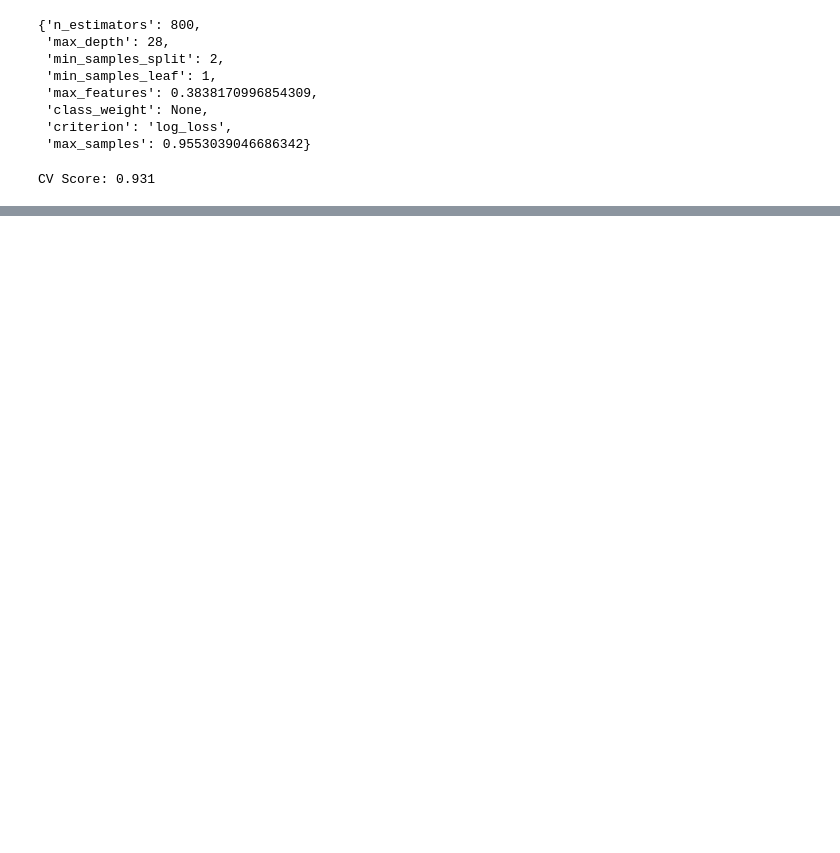
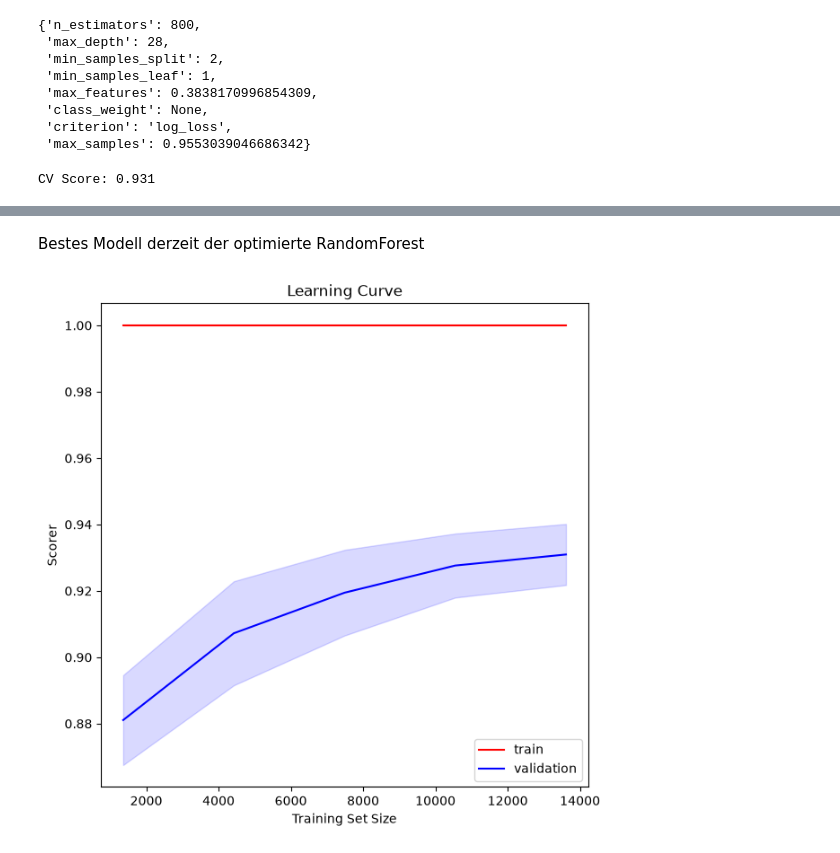
Before and after one commit to k-skupin/MAGIC-Gamma-Telescope, a Jupyter notebook: notebooks/Gamma_models.ipynb, the cells around one changed output, grey strips where cells are left out. Drawn from its saved outputs; the diff is of its cells as text; code cells hidden in the pictures; blank space fills up the shorter version.

```diff
--- a/notebooks/Gamma_models.ipynb
+++ b/notebooks/Gamma_models.ipynb
@@ -1143,0 +1214,4 @@ optimierter RandomForest bisher bestes Modell
+# %%
+# save optimized pipeline as pickle
+pickle.dump(nn_pipe_bo, open('nn_opt.p', 'wb'))
+files.append('nn_opt.p')
@@ -1266,0 +1346,3 @@ optimiertes neuronales Netz: 0.913
+# %%
+# fit optimized pipeline to trainset
+rf_pipe_bo_2.fit(features_train, target_train)
@@ -1266,0 +1354,4 @@ optimiertes neuronales Netz: 0.913
+# %%
+# save optimized pipeline as pickle
+pickle.dump(rf_pipe_bo_2, open('rf_opt_2.p', 'wb'))
+files.append('rf_opt_2.p')
@@ -1266,0 +1441,2 @@ optimiertes neuronales Netz: 0.913
+# %% [markdown]
+Bestes Modell derzeit der optimierte RandomForest
@@ -1266,0 +1445,51 @@ optimiertes neuronales Netz: 0.913
+# %%
+best_model = pickle.load(open('best_model.p', 'rb'))
+# %%
+# plotting learning curve für best model
+# computing learning curve
+train_sizes, train_scores, test_scores = learning_curve(estimator=best_model,
+                                                        X=features_train,
+                                                        y=np.ravel(target_train),
+                                                        cv=cv,
+                                                        scoring=scoring["tpr_fpr_020"])
+
+# computing mean scores of train and test data
+train_mean = train_scores.mean(axis=1)
+test_mean = test_scores.mean(axis=1)
+
+# Standardabweichungen
+train_std = train_scores.std(axis=1)
+test_std = test_scores.std(axis=1)
+
+
+# plotting learning curve
+plt.subplots(figsize=(7,7))
+
+# Bereiche: Mittelwert +/- Standardabweichung
+plt.fill_between(
+    train_sizes,
+    train_mean - train_std,
+    train_mean + train_std,
+    color='red',
+    alpha=0.15
+)
+
+plt.fill_between(
+    train_sizes,
+    test_mean - test_std,
+    test_mean + test_std,
+    color='blue',
+    alpha=0.15
+)
+
+plt.plot(train_sizes, train_mean, label="train", color = 'red')
+plt.plot(train_sizes, test_mean, label="validation", color = 'blue')
+
+plt.title("Learning Curve")
+plt.xlabel("Training Set Size")
+plt.ylabel("Scorer")
+plt.legend(loc="best")
+
+plt.show()
+# %% [output]
+[figure, added]
```
Also changed, not shown: parts of 54 cells of this notebook, 11 other files.
